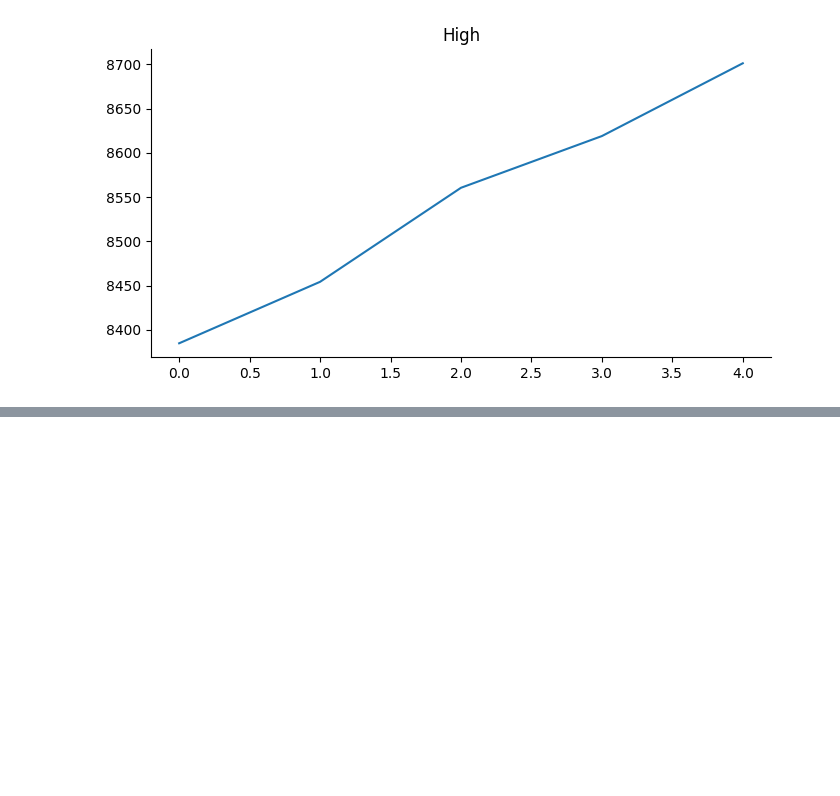
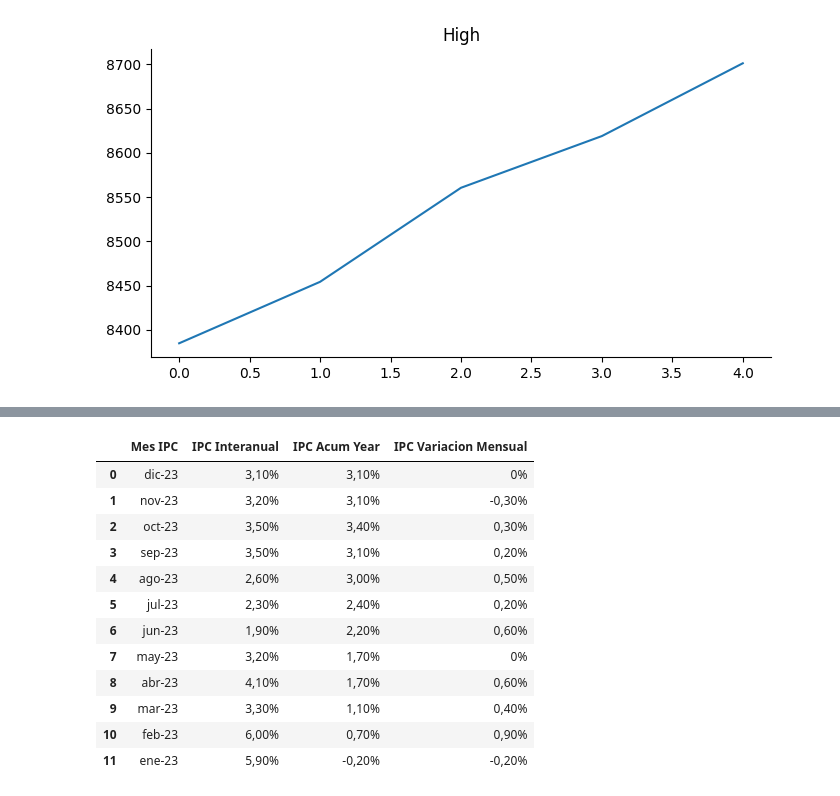
Before and after one commit to Manilab2309/ia-machine-learning, a Jupyter notebook: lab/NB_analyst_broker_operations.ipynb, the cells around one changed output, grey strips where cells are left out. Cells and saved outputs as stored; diff of their text form; code cells hidden in the pictures; blank space fills up the shorter version.

```diff
--- a/lab/NB_analyst_broker_operations.ipynb
+++ b/lab/NB_analyst_broker_operations.ipynb
@@ -127,0 +197,18 @@ plt.gca().spines[['top', 'right']].set_visible(False)
+# %%
+# Rename column if you need
+df_ipc_2023 = df_ipc_2023.rename(columns={'IPC Acum Enero': 'IPC Acum Year'})
+df_ipc_2023
+# %% [output]
+|  | Mes IPC | IPC Interanual | IPC Acum Year | IPC Variacion Mensual |
+| 0 | dic-23 | 3,10% | 3,10% | 0% |
+| 1 | nov-23 | 3,20% | 3,10% | -0,30% |
+| 2 | oct-23 | 3,50% | 3,40% | 0,30% |
+| 3 | sep-23 | 3,50% | 3,10% | 0,20% |
+| 4 | ago-23 | 2,60% | 3,00% | 0,50% |
+| 5 | jul-23 | 2,30% | 2,40% | 0,20% |
+| 6 | jun-23 | 1,90% | 2,20% | 0,60% |
+| 7 | may-23 | 3,20% | 1,70% | 0% |
+| 8 | abr-23 | 4,10% | 1,70% | 0,60% |
+| 9 | mar-23 | 3,30% | 1,10% | 0,40% |
+| 10 | feb-23 | 6,00% | 0,70% | 0,90% |
+| 11 | ene-23 | 5,90% | -0,20% | -0,20% |
```
Also changed, not shown: parts of 9 cells of this notebook.
